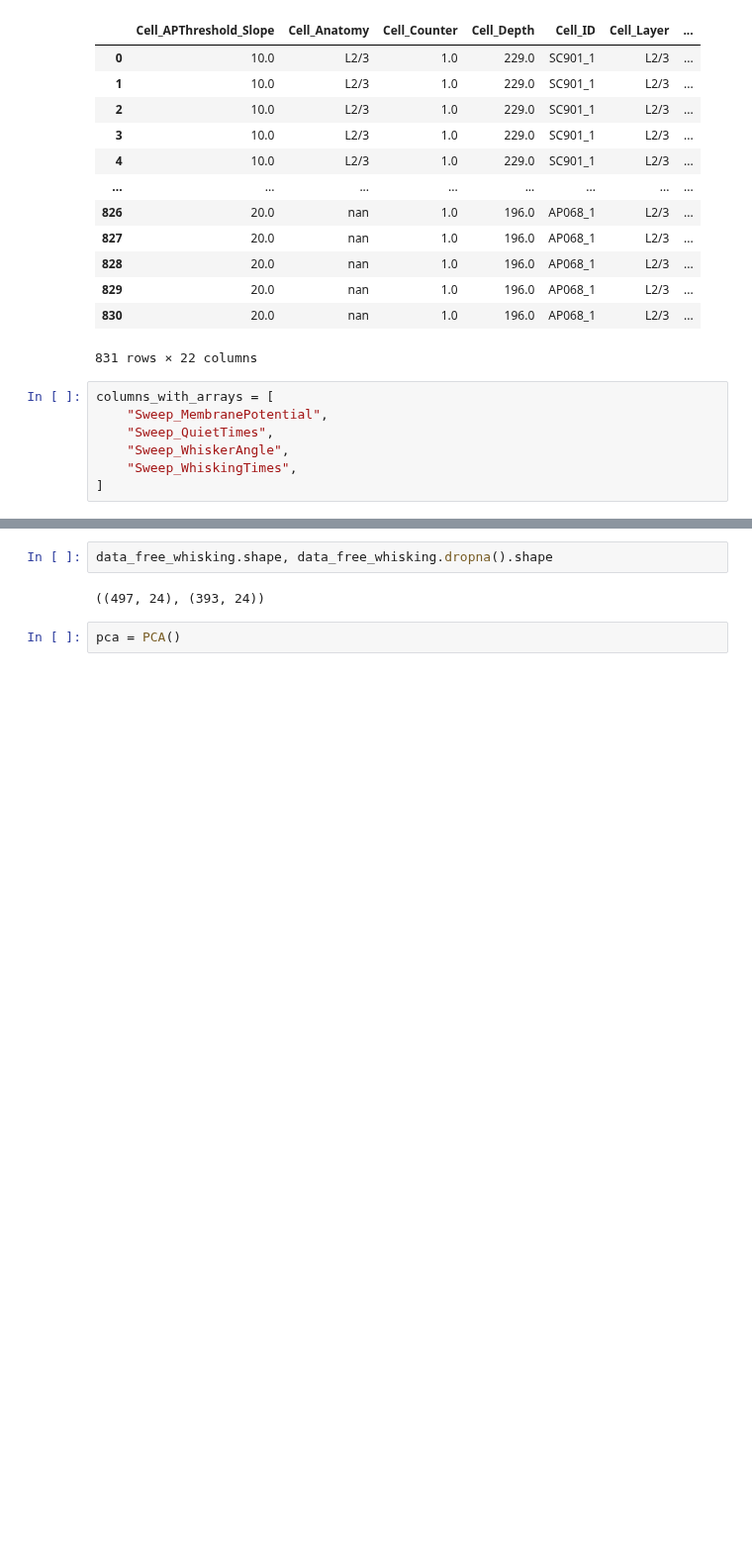
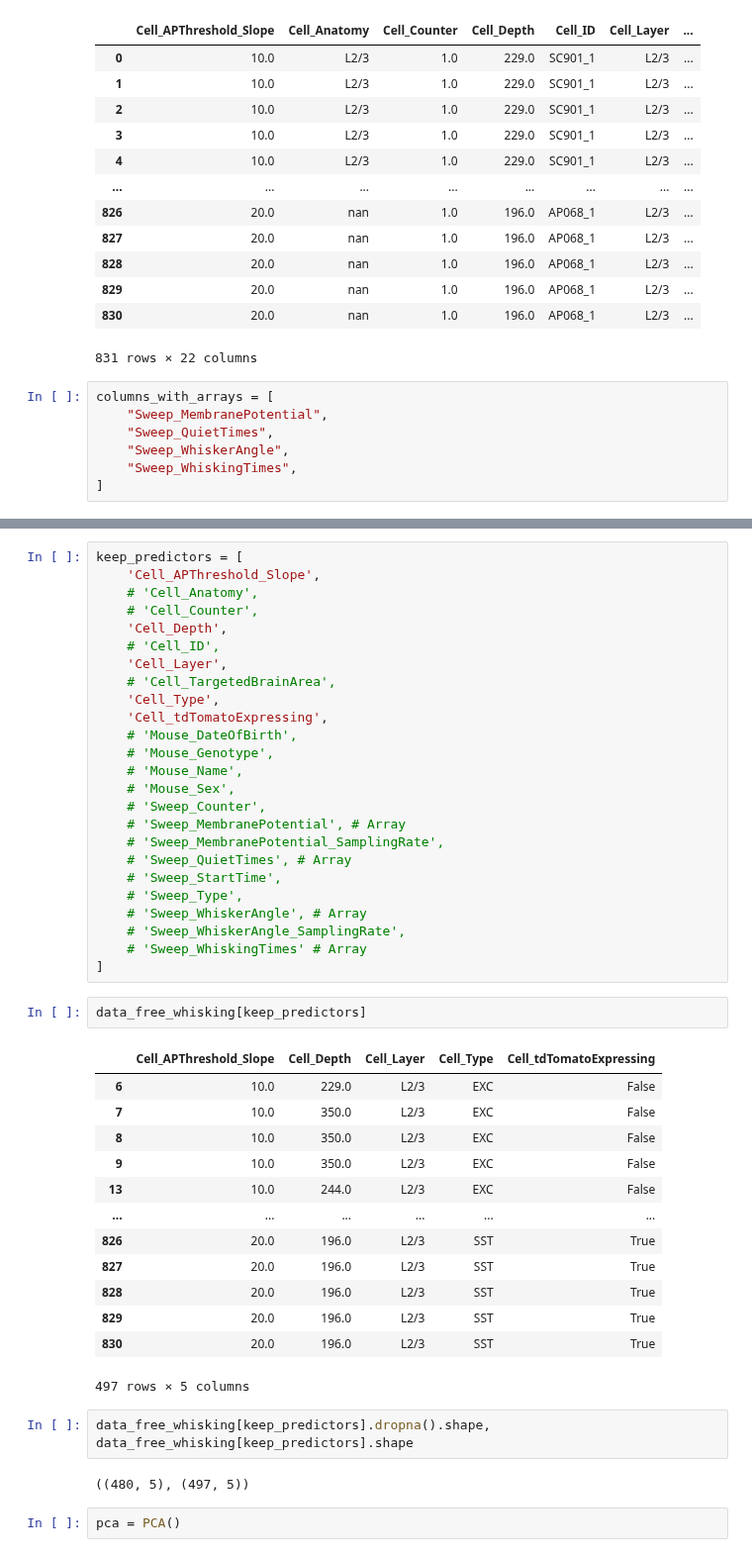
Before and after one commit to mariscoglio/bio482_cell_classifier, a Jupyter notebook: pca.ipynb, the cells around one changed output, grey strips where cells are left out. Shown at 99% size. Saved outputs shown, nothing was run; the diff lists cells and outputs as text; blank space fills up the shorter version.

```diff
--- a/pca.ipynb
+++ b/pca.ipynb
@@ -205,6 +86,47 @@ sns.heatmap(data_free_whisking.isna())
+# %%
+keep_predictors = [
+    'Cell_APThreshold_Slope',
+    # 'Cell_Anatomy',
+    # 'Cell_Counter',
+    'Cell_Depth',
+    # 'Cell_ID',
+    'Cell_Layer',
+    # 'Cell_TargetedBrainArea',
+    'Cell_Type',
+    'Cell_tdTomatoExpressing',
+    # 'Mouse_DateOfBirth',
+    # 'Mouse_Genotype',
+    # 'Mouse_Name',
+    # 'Mouse_Sex',
+    # 'Sweep_Counter',
+    # 'Sweep_MembranePotential', # Array
+    # 'Sweep_MembranePotential_SamplingRate',
+    # 'Sweep_QuietTimes', # Array
+    # 'Sweep_StartTime',
+    # 'Sweep_Type',
+    # 'Sweep_WhiskerAngle', # Array
+    # 'Sweep_WhiskerAngle_SamplingRate',
+    # 'Sweep_WhiskingTimes' # Array
+]
+# %%
+data_free_whisking[keep_predictors]
+# %% [output]
+|  | Cell_APThreshold_Slope | Cell_Depth | Cell_Layer | Cell_Type | Cell_tdTomatoExpressing |
+| 6 | 10.0 | 229.0 | L2/3 | EXC | False |
+| 7 | 10.0 | 350.0 | L2/3 | EXC | False |
+| 8 | 10.0 | 350.0 | L2/3 | EXC | False |
+| 9 | 10.0 | 350.0 | L2/3 | EXC | False |
+| 13 | 10.0 | 244.0 | L2/3 | EXC | False |
+| ... | ... | ... | ... | ... | ... |
+| 826 | 20.0 | 196.0 | L2/3 | SST | True |
+| 827 | 20.0 | 196.0 | L2/3 | SST | True |
+| 828 | 20.0 | 196.0 | L2/3 | SST | True |
+| 829 | 20.0 | 196.0 | L2/3 | SST | True |
+| 830 | 20.0 | 196.0 | L2/3 | SST | True |
+497 rows × 5 columns
 # %%
-data_free_whisking.shape, data_free_whisking.dropna().shape
+data_free_whisking[keep_predictors].dropna().shape, data_free_whisking[keep_predictors].shape
 # %% [output]
-((497, 24), (393, 24))
+((480, 5), (497, 5))
 # %%
 pca = PCA()
```
Also changed, not shown: parts of 19 cells of this notebook.
